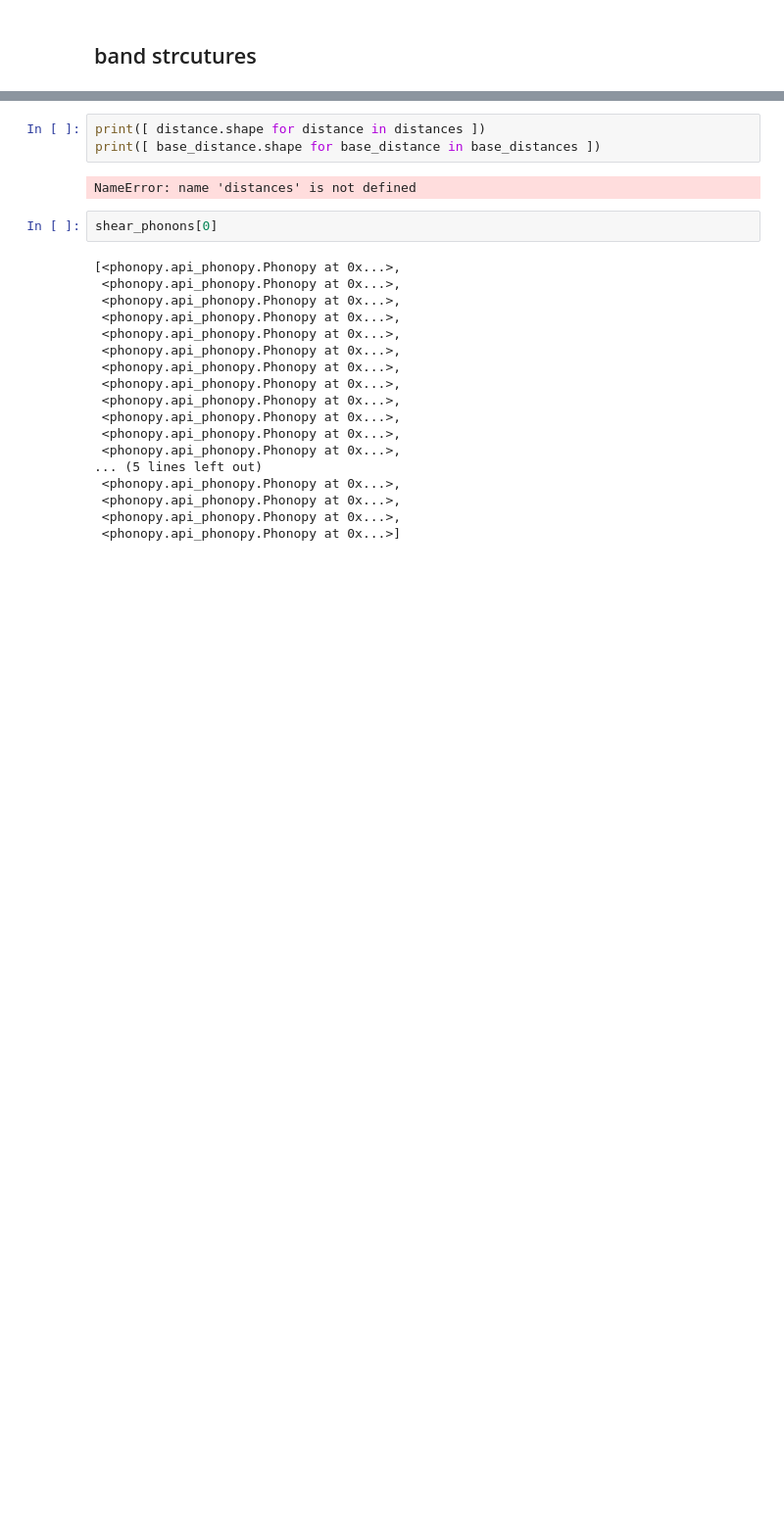
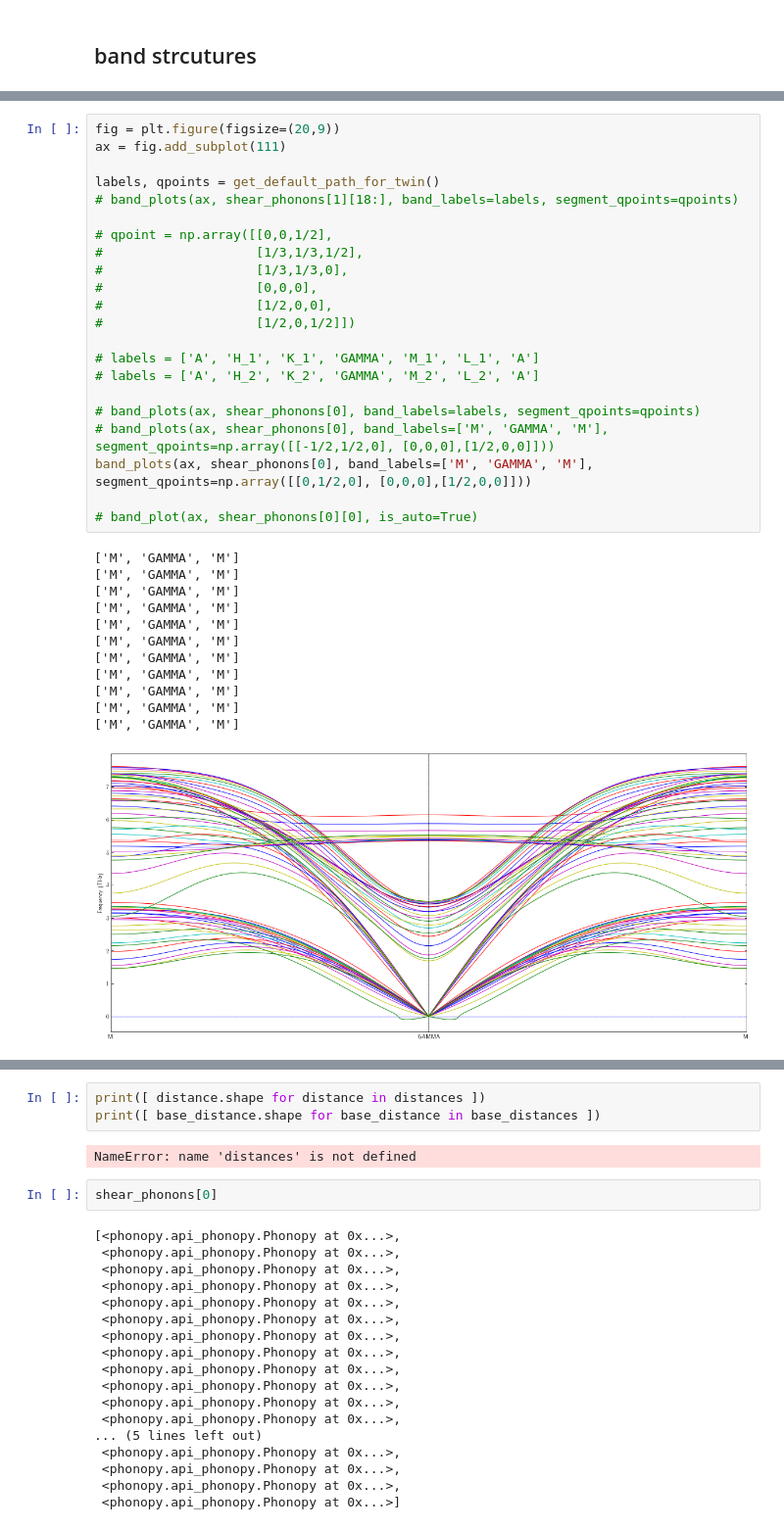
Before and after one commit to kei0822kei/aiidaplus, a Jupyter notebook: jupyter/shear.ipynb, the cells around one changed output, grey strips where cells are left out. Shown at 98% size. Cells and saved outputs as stored; diff of their text form; blank space fills up the shorter version.

```diff
--- a/jupyter/shear.ipynb
+++ b/jupyter/shear.ipynb
@@ -151,0 +172,35 @@ TypeError: list indices must be integers or slices, not tuple
+# %%
+fig = plt.figure(figsize=(20,9))
+ax = fig.add_subplot(111)
+
+labels, qpoints = get_default_path_for_twin()
+# band_plots(ax, shear_phonons[1][18:], band_labels=labels, segment_qpoints=qpoints)
+
+# qpoint = np.array([[0,0,1/2],
+#                    [1/3,1/3,1/2],
+#                    [1/3,1/3,0],
+#                    [0,0,0],
+#                    [1/2,0,0],
+#                    [1/2,0,1/2]])
+
+# labels = ['A', 'H_1', 'K_1', 'GAMMA', 'M_1', 'L_1', 'A']
+# labels = ['A', 'H_2', 'K_2', 'GAMMA', 'M_2', 'L_2', 'A']
+
+# band_plots(ax, shear_phonons[0], band_labels=labels, segment_qpoints=qpoints)
+# band_plots(ax, shear_phonons[0], band_labels=['M', 'GAMMA', 'M'], segment_qpoints=np.array([[-1/2,1/2,0], [0,0,0],[1/2,0,0]]))
+band_plots(ax, shear_phonons[0], band_labels=['M', 'GAMMA', 'M'], segment_qpoints=np.array([[0,1/2,0], [0,0,0],[1/2,0,0]]))
+
+# band_plot(ax, shear_phonons[0][0], is_auto=True)
+# %% [output]
+['M', 'GAMMA', 'M']
+['M', 'GAMMA', 'M']
+['M', 'GAMMA', 'M']
+['M', 'GAMMA', 'M']
+['M', 'GAMMA', 'M']
+['M', 'GAMMA', 'M']
+['M', 'GAMMA', 'M']
+['M', 'GAMMA', 'M']
+['M', 'GAMMA', 'M']
+['M', 'GAMMA', 'M']
+['M', 'GAMMA', 'M']
+[figure, added]
```
Also changed, not shown: parts of 12 cells of this notebook, 8 other files.
